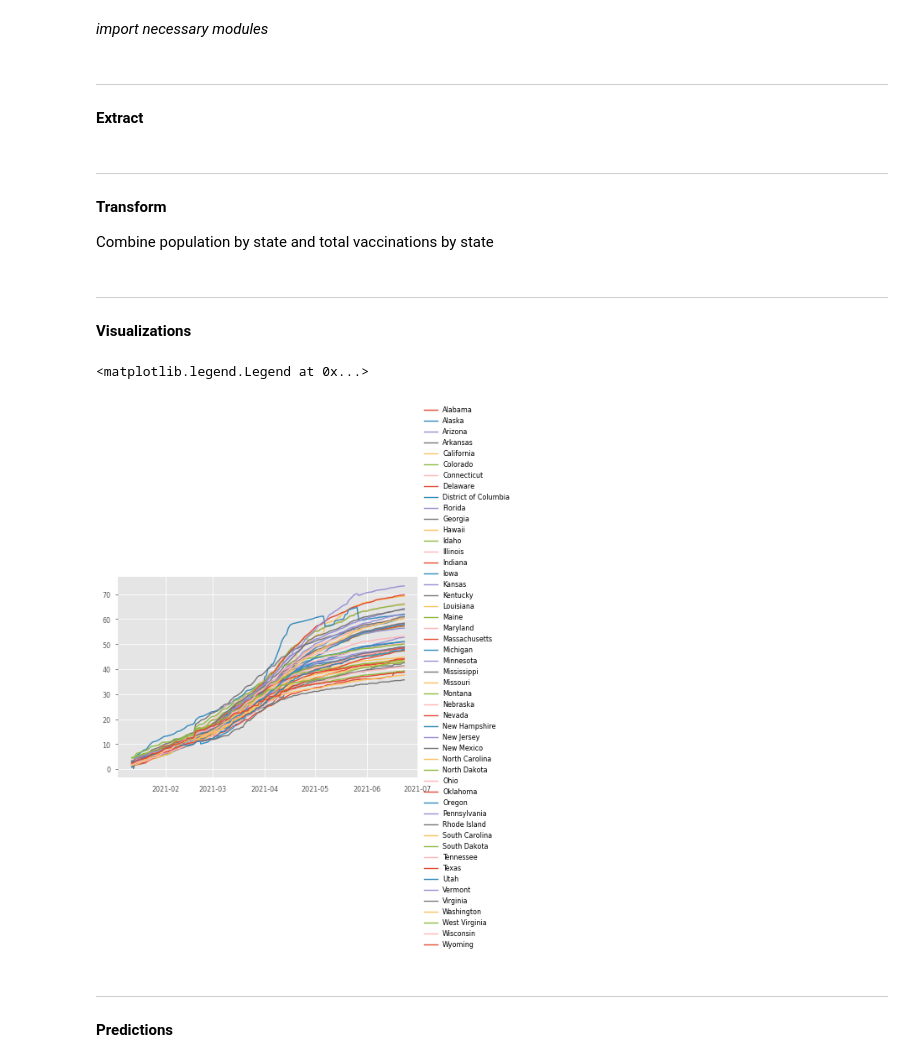
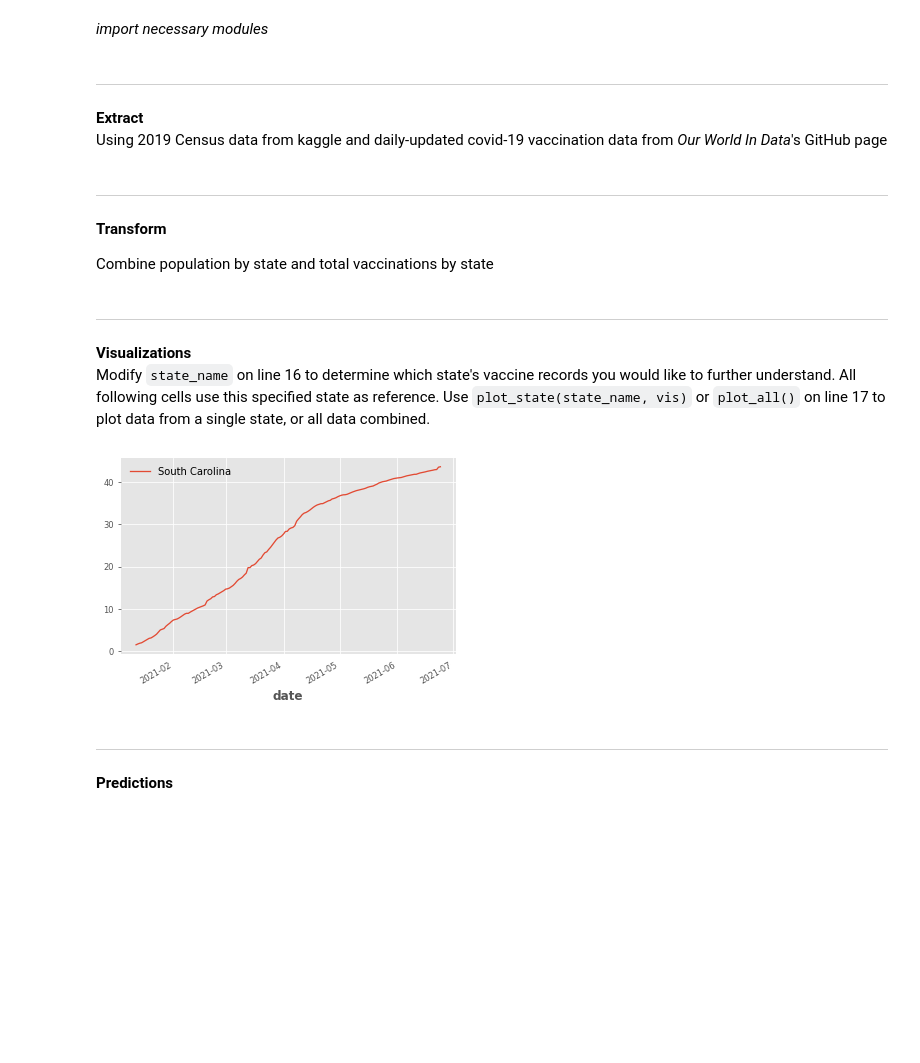
Before and after one commit to yangboyubyron/covid-19-vaccine-predictions, a Jupyter notebook: Covid-19 Dataset.ipynb, the cells around one changed output. Saved outputs shown, nothing was run; the diff lists cells and outputs as text; code cells hidden in the pictures; blank space fills up the shorter version.

```diff
--- a/Covid-19 Dataset.ipynb
+++ b/Covid-19 Dataset.ipynb
@@ -14,7 +14,8 @@ import matplotlib.pyplot as plt
 plt.style.use('ggplot')
 # %% [markdown]
 ***
-__Extract__
+__Extract__<br>
+Using 2019 Census data from kaggle and daily-updated covid-19 vaccination data from *Our World In Data*'s GitHub page
 # %%
 cwd = os.getcwd()
 pop_data = pd.read_csv(cwd + "\\data\\" + "2019_Census_US_Population_Data_By_State_Lat_Long.csv")
@@ -44,23 +45,29 @@ merged.columns = merged.columns.str.strip()
 merged.date = pd.to_datetime(merged.date, format='%Y-%m-%d')
 # %% [markdown]
 ***
-__Visualizations__
+__Visualizations__<br>
+Modify <code>state_name</code> on line 16 to determine which state's vaccine records you would like to further understand. All following cells use this specified state as reference. Use <code>plot_state(state_name, vis)</code> or <code>plot_all()</code> on line 17 to plot data from a single state, or all data combined.
 # %%
 vis = merged[['date', 'percent', 'location']]
-#vis.plot(kind='scatter', x='date', y='percent')
 
-# limiting vis data to a single state
-#vis = vis.loc[vis['location'] == 'Alabama']
-#vis = vis[['date', 'percent']]
-#vis.plot(kind='line', x='date', y='percent', label='Alabama')
+def plot_state(state_name, vis):
+    # limiting vis data to a single state
+    vis = vis.loc[vis['location'] == state_name]
+    vis = vis[['date', 'percent']]
+    vis.plot(kind='line', x='date', y='percent', label=state_name)
 
-groups = vis.groupby('location')
-for name, group in groups:
-    plt.plot(group['date'], group['percent'], label=name)
-plt.legend(loc='center left', bbox_to_anchor=(1, 0.5))
+def plot_all(vis):
+    groups = vis.groupby('location')
+    for name, group in groups:
+        plt.plot(group['date'], group['percent'], label=name)
+    plt.legend(loc='center left', bbox_to_anchor=(1, 0.5))
+
+## customize visualizations
+state_name = 'South Carolina'
+plot_state(state_name, vis)
+#plot_all()
 # %% [output]
-<matplotlib.legend.Legend at 0x...>
-[figure, old version]
+[figure, new version]
 # %% [markdown]
 ***
 __Predictions__
```
Also changed, not shown: parts of 5 cells of this notebook, 2 other files.
